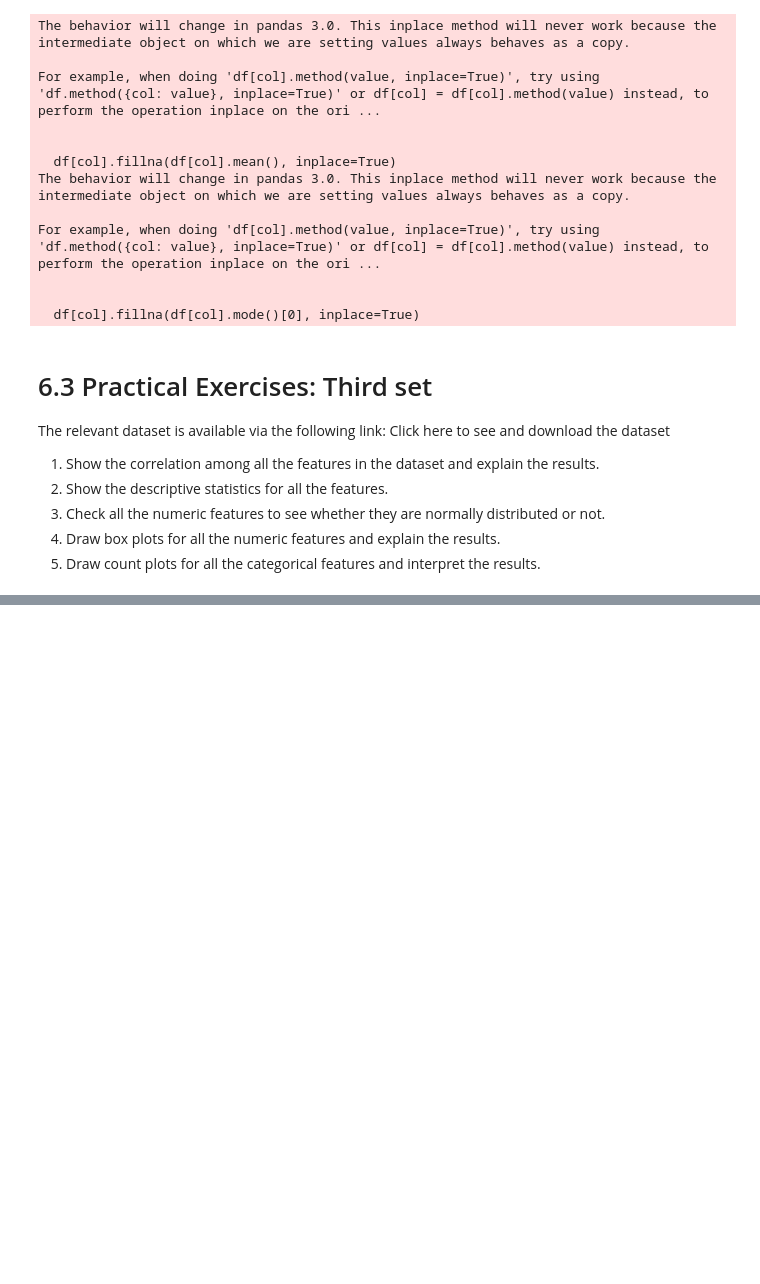
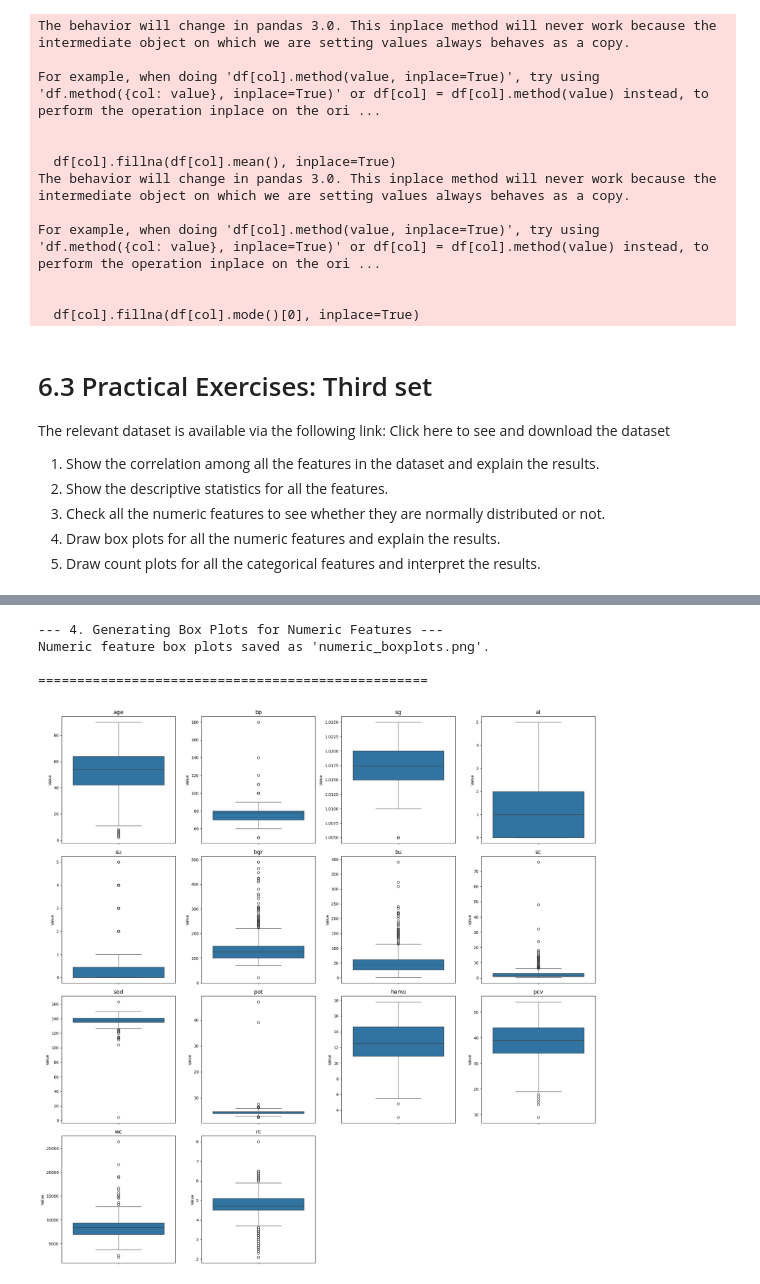
Before and after one commit to alvanhub/CME-465, a Jupyter notebook: Lab 2/Lab 2 - Practical Exercises.ipynb, the cells around one changed output, grey strips where cells are left out. Saved outputs shown, nothing was run; the diff lists cells and outputs as text; code cells hidden in the pictures; blank space fills up the shorter version.

```diff
--- a/Lab 2/Lab 2 - Practical Exercises.ipynb
+++ b/Lab 2/Lab 2 - Practical Exercises.ipynb
@@ -276,0 +416,18 @@ The relevant dataset is available via the following link: Click here to see and
+# %%
+# --- Task 3: Normality Check (Numeric Features) ---
+print("--- 3. Normality Check (Shapiro-Wilk Test) ---")
+print("H0: The data is normally distributed. (p > 0.05)")
+print("H1: The data is NOT normally distributed. (p <= 0.05)")
+normality_results = {}
+for col in all_numeric_features:
+    # Shapiro test requires at least 3 samples
+    if df_cleaned[col].nunique() > 1 and len(df_cleaned[col].dropna()) > 3:
+        stat, p_value = stats.shapiro(df_cleaned[col].dropna())
+        normality_results[col] = p_value
+        if p_value > 0.05:
+            print(f"'{col}': p-value = {p_value:.4f} (Likely Normally Distributed)")
+        else:
+            print(f"'{col}': p-value = {p_value:.4f} (Likely NOT Normally Distributed)")
+    else:
+        print(f"'{col}': Skipped (not enough unique data for test)")
+print("\n" + "="*50 + "\n")
@@ -276,0 +454,29 @@ The relevant dataset is available via the following link: Click here to see and
+# %%
+# --- Task 4: Box Plots (Numeric Features) ---
+print("--- 4. Generating Box Plots for Numeric Features ---")
+n = len(all_numeric_features)
+n_cols = 4
+n_rows = math.ceil(n / n_cols)
+
+fig, axes = plt.subplots(n_rows, n_cols, figsize=(20, 5 * n_rows))
+axes = axes.flatten() # Flatten to 1D array for easy iteration
+
+for i, col in enumerate(all_numeric_features):
+    sns.boxplot(data=df_cleaned, y=col, ax=axes[i], orient='v')
+    axes[i].set_title(col, fontsize=14)
+    axes[i].set_ylabel('Value')
+
+# Hide unused subplots
+for i in range(n, len(axes)):
+    axes[i].set_visible(False)
+
+plt.tight_layout()
+plt.savefig('numeric_boxplots.png')
+print("Numeric feature box plots saved as 'numeric_boxplots.png'.")
+print("\n" + "="*50 + "\n")
+# %% [output]
+--- 4. Generating Box Plots for Numeric Features ---
+Numeric feature box plots saved as 'numeric_boxplots.png'.
+
+==================================================
+[figure, added]
```
Also changed, not shown: parts of 4 cells of this notebook, 3 other files.
